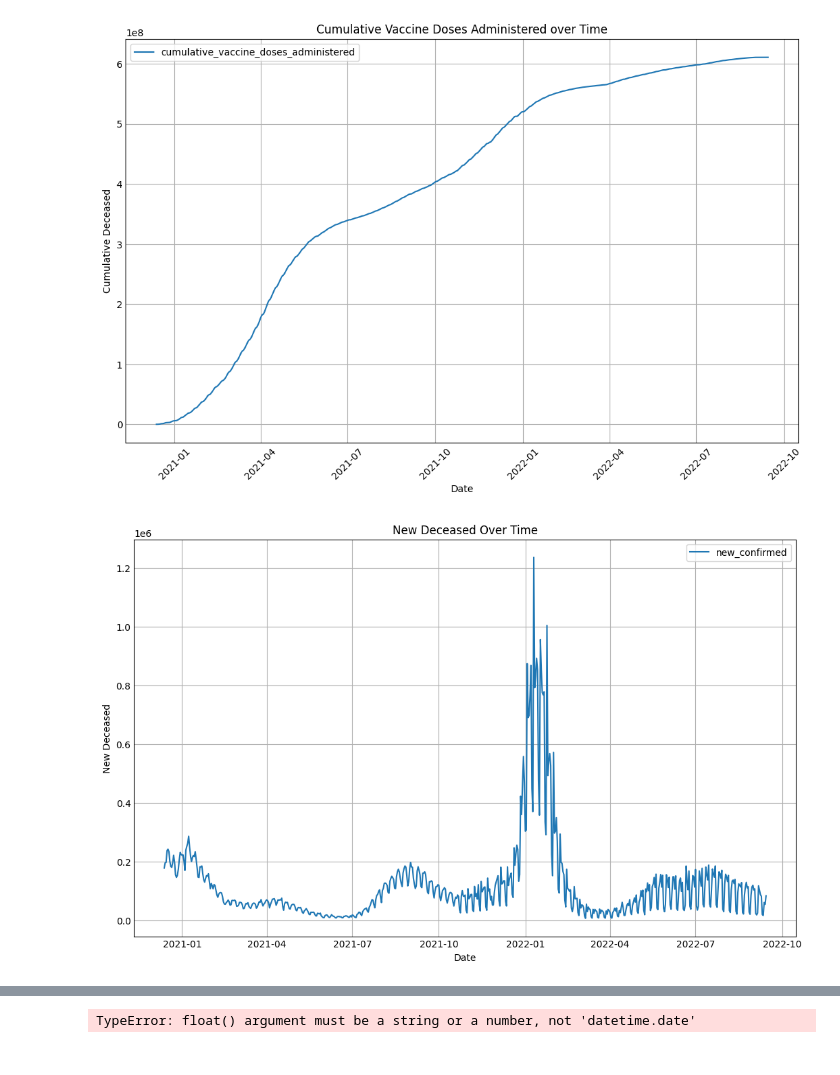
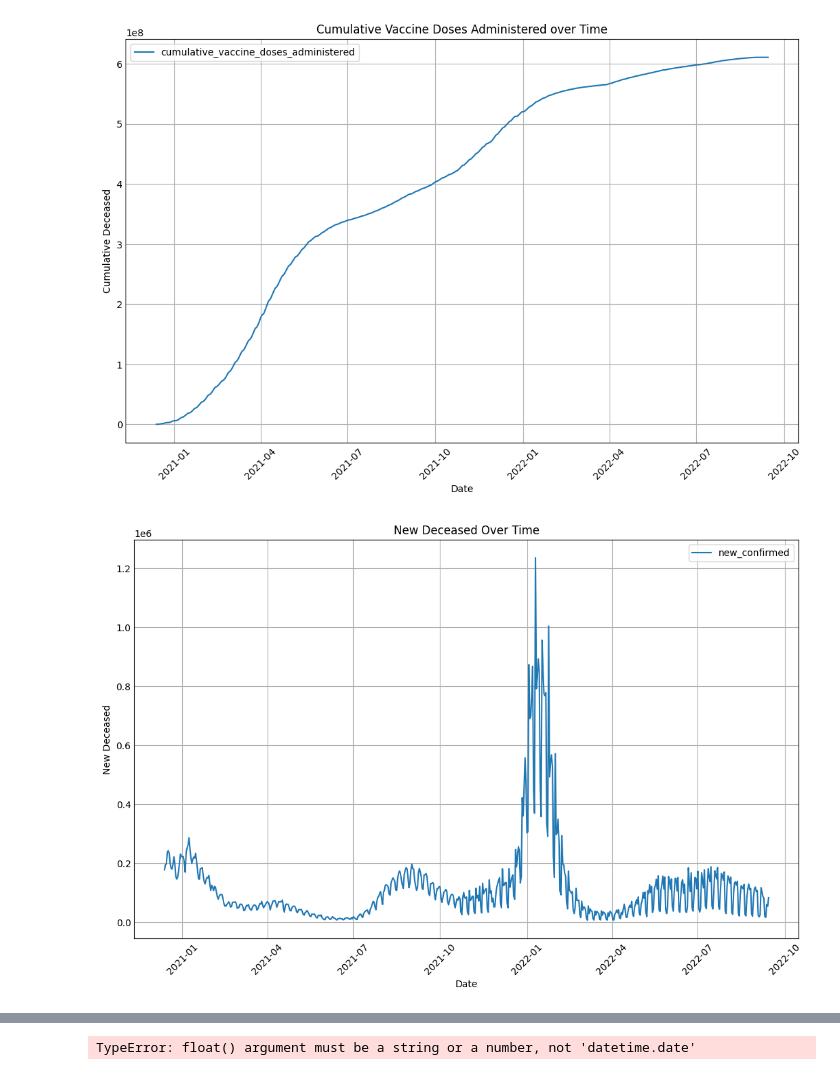
Before and after one commit to El-paolo/Covid19-data, a Jupyter notebook: covid-notebook.ipynb, the cells around one changed output, grey strips where cells are left out. Cells and saved outputs as stored; diff of their text form; code cells hidden in the pictures.

```diff
--- a/covid-notebook.ipynb
+++ b/covid-notebook.ipynb
@@ -115,13 +116,14 @@ plt.show()
 # %%
 fig, ax = plt.subplots(figsize=(10, 6))
 
 # Plot the data
 results.plot(x='date', y='new_confirmed', ax=ax, title='New Deceased Over Time')
 plt.xlabel('Date')
 plt.ylabel('New Deceased')
+plt.xticks(rotation=45)  # Rotate x-axis tick labels by 45 degrees
 
 plt.show()
 # %% [output]
-[figure, old version]
+[figure, new version]
 # %%
 fig, ax = plt.subplots(figsize=(10, 6))
```
Also changed, not shown: parts of 10 cells of this notebook.
